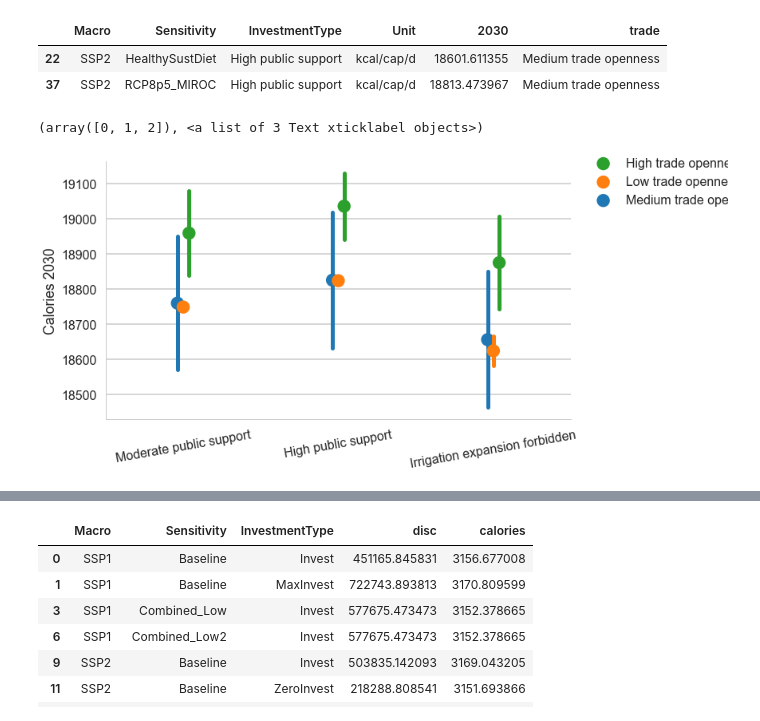
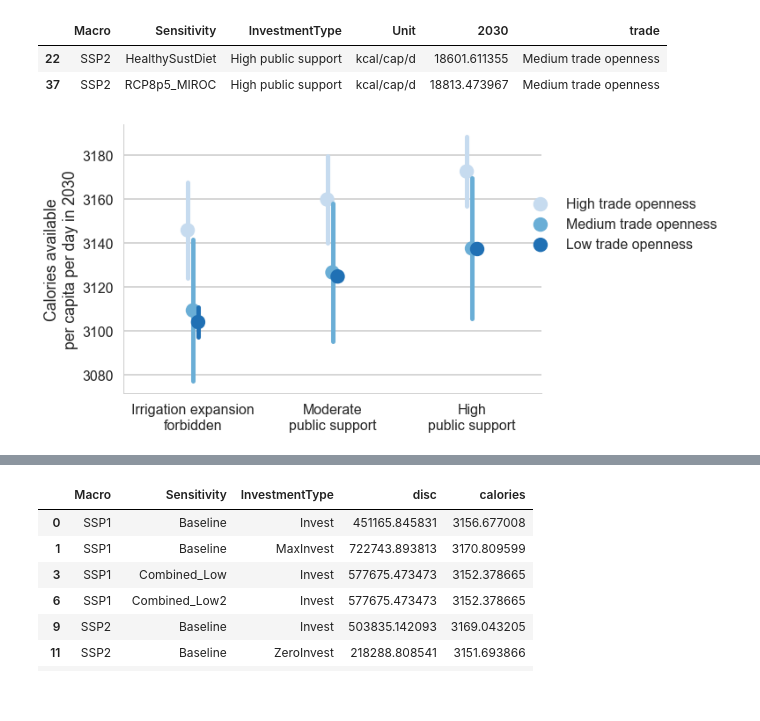
Before and after one commit to julierozenberg/infra_needs_analyses, a Jupyter notebook: iiasa_irrigation.ipynb, the cells around one changed output, grey strips where cells are left out. Cells and saved outputs as stored; diff of their text form; code cells hidden in the pictures.

```diff
--- a/iiasa_irrigation.ipynb
+++ b/iiasa_irrigation.ipynb
@@ -584,43 +749,60 @@ toplot.sample(2)
 | 22 | SSP2 | HealthySustDiet | High public support | kcal/cap/d | 18601.611355 | Medium trade openness |
 | 37 | SSP2 | RCP8p5_MIROC | High public support | kcal/cap/d | 18813.473967 | Medium trade openness |
 # %%
-toplot = calories_reg_2030.sum(level=["Macro","Sensitivity","InvestmentType","Unit"]).drop(['Region AFR MaxInvest',\
+toplot = calories_reg_2030.mean(level=["Macro","Sensitivity","InvestmentType","Unit"]).drop(['Region AFR MaxInvest',\
        'Region EAP MaxInvest', 'Region ECA MaxInvest',\
        'Region LCR MaxInvest', 'Region MNA MaxInvest',\
        'Region SAR MaxInvest','RCP2p6_GDFL',\
        'RCP2p6_HadGEM', 'RCP2p6_IPSL', 'RCP2p6_MIROC', 'RCP2p6_NOR'],level="Sensitivity")
 
 toplot = toplot.reset_index()
 
 toplot['trade'] = toplot.Sensitivity.replace({'Baseline':'Medium trade openness',\
                                               'Combined_Low':'Medium trade openness', \
                                               'Combined_Low2':'Low trade openness',\
                                               'Combined_High':'Medium trade openness',\
                                               'Combined_High2':'High trade openness',\
                                               'HealthyDiet':'Medium trade openness', \
                                               'HealthySustDiet':'Medium trade openness',\
                                               'RCP8p5_GDFL':'Medium trade openness', \
                                               'RCP8p5_HadGEM':'Medium trade openness',\
                                               'RCP8p5_HadGEM_noCO2':'Medium trade openness',\
                                               'RCP8p5_IPSL':'Medium trade openness', \
                                               'RCP8p5_MIROC':'Medium trade openness',\
                                               'RCP8p5_NOR':'Medium trade openness',\
                                               'TradeOpen':'High trade openness',\
                                               'TradeRestr':'Low trade openness', \
                                               'WatrEff_High':'Medium trade openness', \
                                               'WatrEff_Low':'Medium trade openness'})
 
-toplot["InvestmentType"] = toplot["InvestmentType"].replace({"Invest":"Moderate public support",\
-                                                             "MaxInvest":"High public support",\
-                                                            "ZeroInvest":"Irrigation expansion forbidden"})
+toplot["trade"] = toplot.trade.replace({"Medium trade openness":"1Medium trade openness",\
+                                          "Low trade openness":"2Low trade openness",\
+                                          "High trade openness":"0High trade openness"})
+toplot = toplot.set_index("trade").sort_index(level="trade")
+toplot = toplot.reset_index()
+toplot["trade"] = toplot.trade.replace({"1Medium trade openness":"Medium trade openness",\
+                                          "2Low trade openness":"Low trade openness",\
+                                          "0High trade openness":"High trade openness"})
+
+toplot["InvestmentType"] = toplot.InvestmentType.replace({"Invest":"1Invest",\
+                                                            "MaxInvest":"2MaxInvest",\
+                                                            "ZeroInvest":"0ZeroInvest"})
+toplot = toplot.set_index("InvestmentType").sort_index(level="InvestmentType")
+toplot = toplot.reset_index()
+
+toplot["InvestmentType"] = toplot["InvestmentType"].replace({"1Invest":"Moderate\npublic support",\
+                                                            "2MaxInvest":"High\npublic support",\
+                                                            "0ZeroInvest":"Irrigation expansion\nforbidden"})
 
 g = sns.factorplot(x='InvestmentType',y=2030, hue= 'trade', data=toplot, kind="point",\
-                   dodge=True, size=6, aspect=1.7,\
-                  legend=False,join=False, ci="sd")
+                   dodge=True, size=6, aspect=1.4,\
+                  legend=False,join=False, ci="sd",palette="Blues")
 
-g.set_axis_labels("", "Calories 2030")
-g.add_legend(title="",bbox_to_anchor=(0.95, 0.85), borderaxespad=0.)
-plt.xticks(rotation=10)
+g.set_axis_labels("", "Calories available\nper capita per day in 2030")
+leg = g.ax.legend(title="",bbox_to_anchor=(0.95, 0.75), borderaxespad=0)
+#plt.xticks(rotation=10)
+
+
+plt.savefig("calories_trade.jpg",bbox_extra_artists=(leg,),ddpi=300,bbox_inches="tight")
 # %% [output]
-(array([0, 1, 2]), <a list of 3 Text xticklabel objects>)
-[figure, old version]
+[figure, new version]
```
Also changed, not shown: parts of 15 cells of this notebook.
